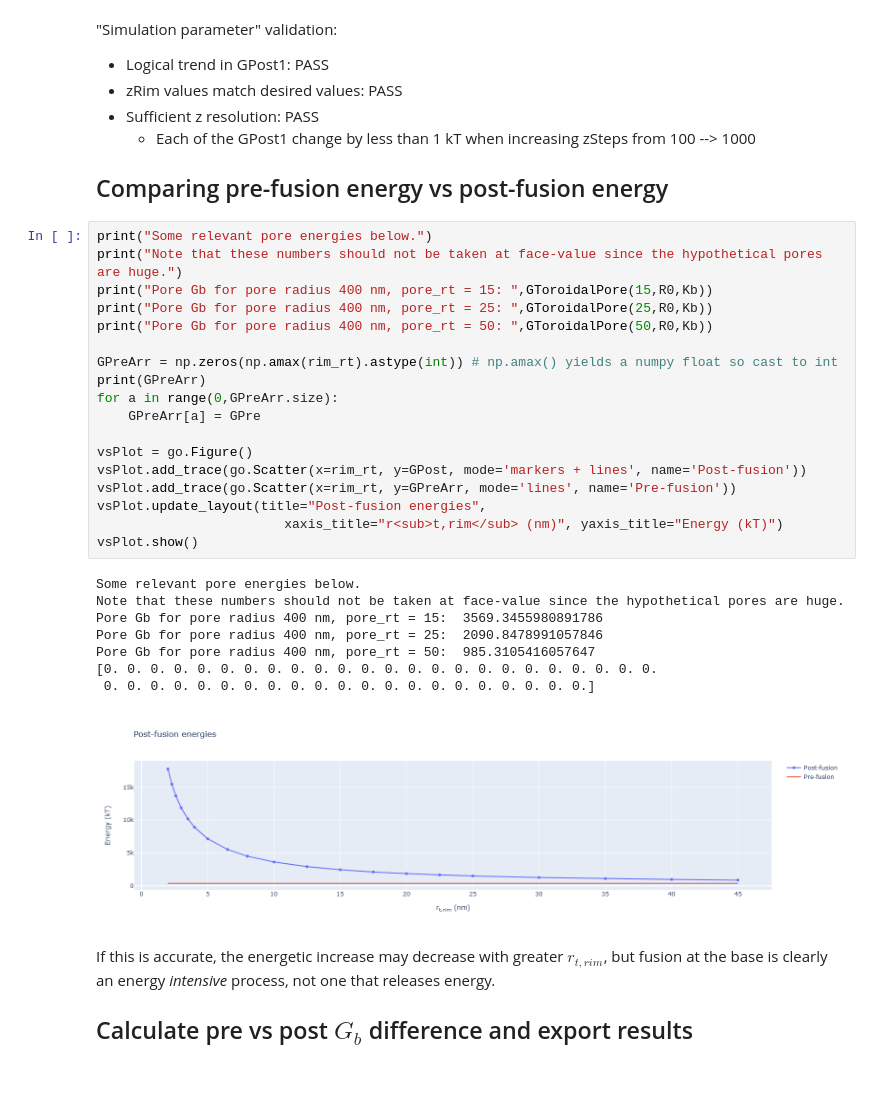
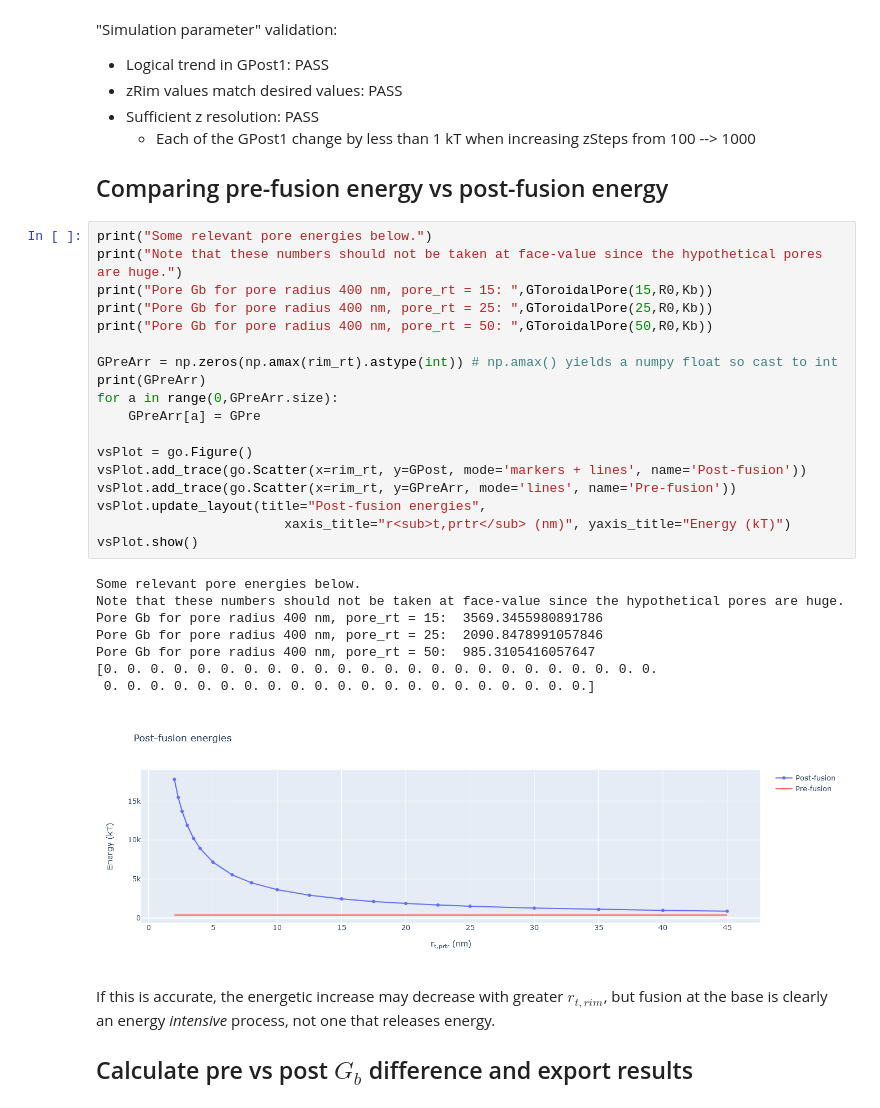
Before and after one commit to csera/Cell_Protrusion_Characterization, a Jupyter notebook: Python/CapFusionPrePost.ipynb, the cells around one changed output. Cells and saved outputs as stored; diff of their text form; blank space fills up the shorter version.

```diff
--- a/Python/CapFusionPrePost.ipynb
+++ b/Python/CapFusionPrePost.ipynb
@@ -233,30 +232,30 @@ Total Gb of post-fusion protrusion rim in kT =  [17765.70646348 15460.68401717 1
 # %%
 print("Some relevant pore energies below.")
 print("Note that these numbers should not be taken at face-value since the hypothetical pores are huge.")
 print("Pore Gb for pore radius 400 nm, pore_rt = 15: ",GToroidalPore(15,R0,Kb))
 print("Pore Gb for pore radius 400 nm, pore_rt = 25: ",GToroidalPore(25,R0,Kb))
 print("Pore Gb for pore radius 400 nm, pore_rt = 50: ",GToroidalPore(50,R0,Kb))
 
 GPreArr = np.zeros(np.amax(rim_rt).astype(int)) # np.amax() yields a numpy float so cast to int
 print(GPreArr)
 for a in range(0,GPreArr.size):
     GPreArr[a] = GPre
 
 vsPlot = go.Figure()
 vsPlot.add_trace(go.Scatter(x=rim_rt, y=GPost, mode='markers + lines', name='Post-fusion'))
 vsPlot.add_trace(go.Scatter(x=rim_rt, y=GPreArr, mode='lines', name='Pre-fusion'))
 vsPlot.update_layout(title="Post-fusion energies",
-                        xaxis_title="r<sub>t,rim</sub> (nm)", yaxis_title="Energy (kT)")
+                        xaxis_title="r<sub>t,prtr</sub> (nm)", yaxis_title="Energy (kT)")
 vsPlot.show()
 # %% [output]
 Some relevant pore energies below.
 Note that these numbers should not be taken at face-value since the hypothetical pores are huge.
 Pore Gb for pore radius 400 nm, pore_rt = 15:  3569.3455980891786
 Pore Gb for pore radius 400 nm, pore_rt = 25:  2090.8478991057846
 Pore Gb for pore radius 400 nm, pore_rt = 50:  985.3105416057647
 [0. 0. 0. 0. 0. 0. 0. 0. 0. 0. 0. 0. 0. 0. 0. 0. 0. 0. 0. 0. 0. 0. 0. 0.
  0. 0. 0. 0. 0. 0. 0. 0. 0. 0. 0. 0. 0. 0. 0. 0. 0. 0. 0. 0. 0.]
-[figure, old version]
+[figure, new version]
 # %% [markdown]
 If this is accurate, the energetic increase may decrease with greater $r_{t,rim}$, but fusion at the base is clearly an energy *intensive* process, not one that releases energy.
 
```
Also changed, not shown: parts of 4 cells of this notebook, 25 other files.
